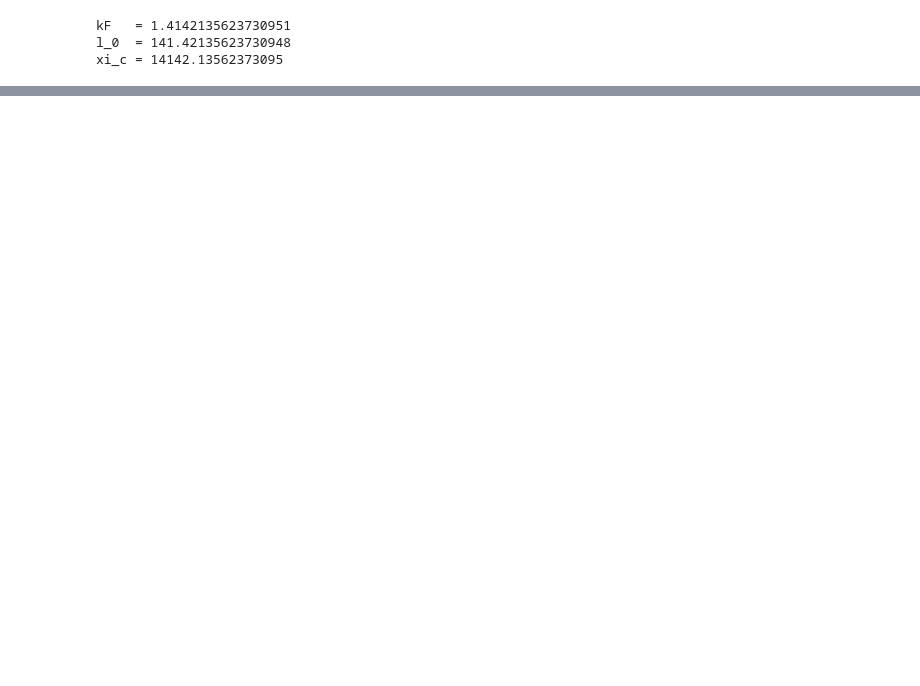
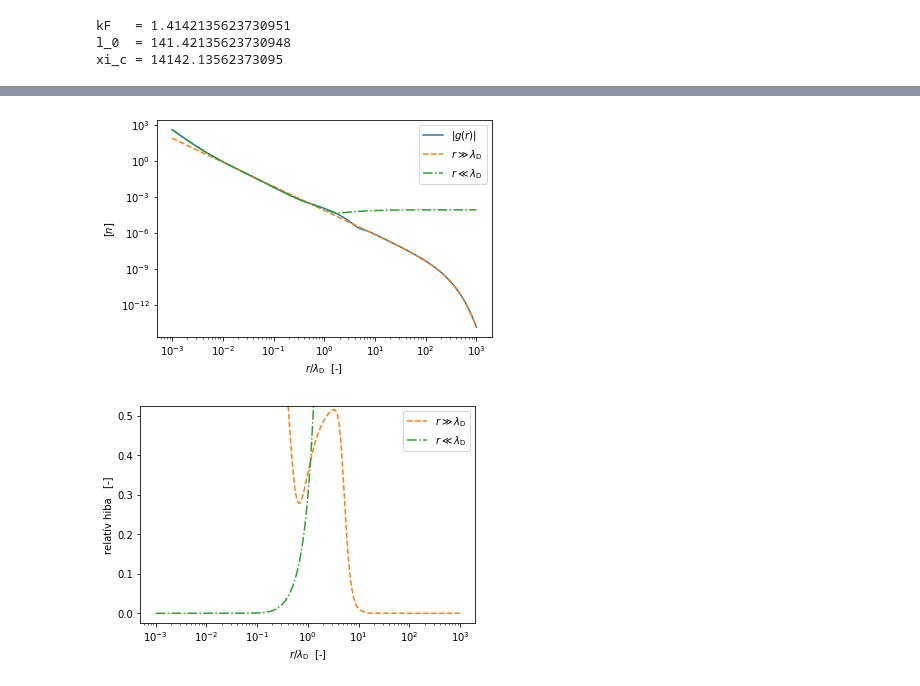
Before and after one commit to Il-Capitano/bsc-thesis, a Jupyter notebook: python/superconducting_state.ipynb, the cells around one changed output, grey strips where cells are left out. Drawn from its saved outputs; the diff is of its cells as text; code cells hidden in the pictures; blank space fills up the shorter version.

```diff
--- a/python/superconducting_state.ipynb
+++ b/python/superconducting_state.ipynb
@@ -79,0 +118,35 @@ plt.show()
+# %%
+rs = np.exp(np.linspace(np.log(1e-3 * l_0), np.log(1e3 * l_0), 1000))
+#rs = np.linspace(0.01 * l_0, 1 * l_0, 100)
+gs = calc_g(rs) / n
+far_field_gs = calc_far_field_gs(rs) / n
+near_field_gs = calc_near_field_gs(rs) / n
+normal_gs = calc_g_normal(rs) / n
+# %%
+rs_norm = rs / l_0
+
+plt.figure(1)
+plt.loglog(rs_norm, np.abs(gs), label='$|g(r)|$')
+plt.plot(rs_norm, np.abs(far_field_gs), '--', label=r'$r \gg \lambda_\mathrm{D}$')
+plt.plot(rs_norm, np.abs(near_field_gs), '-.', label=r'$r \ll \lambda_\mathrm{D}$')
+# plt.plot(rs_norm, np.abs(normal_gs), '-.', label=r'$r \ll \lambda_\mathrm{D}$')
+plt.xlabel(r'$r / \lambda_\mathrm{D}$  [-]')
+plt.ylabel('$[n]$')
+plt.legend()
+
+plt.savefig("../latex/G_sc.pdf", format="pdf", bbox_inches="tight")
+
+plt.figure(2)
+plt.semilogx(rs_norm, np.abs(gs - far_field_gs) / np.abs(gs), '--', label=r'$r \gg \lambda_\mathrm{D}$', color='tab:orange')
+plt.plot(rs_norm, np.abs(gs - near_field_gs) / np.abs(gs), '-.', label=r'$r \ll \lambda_\mathrm{D}$', color='tab:green')
+plt.ylim([-0.025, 0.525])
+plt.xlabel(r'$r / \lambda_\mathrm{D}$  [-]')
+plt.ylabel('relatív hiba   [-]')
+plt.legend()
+
+plt.savefig("../latex/G_sc_error.pdf", format="pdf", bbox_inches="tight")
+
+plt.show()
+# %% [output]
+[figure, added]
+[figure, added]
```
Also changed, not shown: parts of 5 cells of this notebook, 6 other files.
